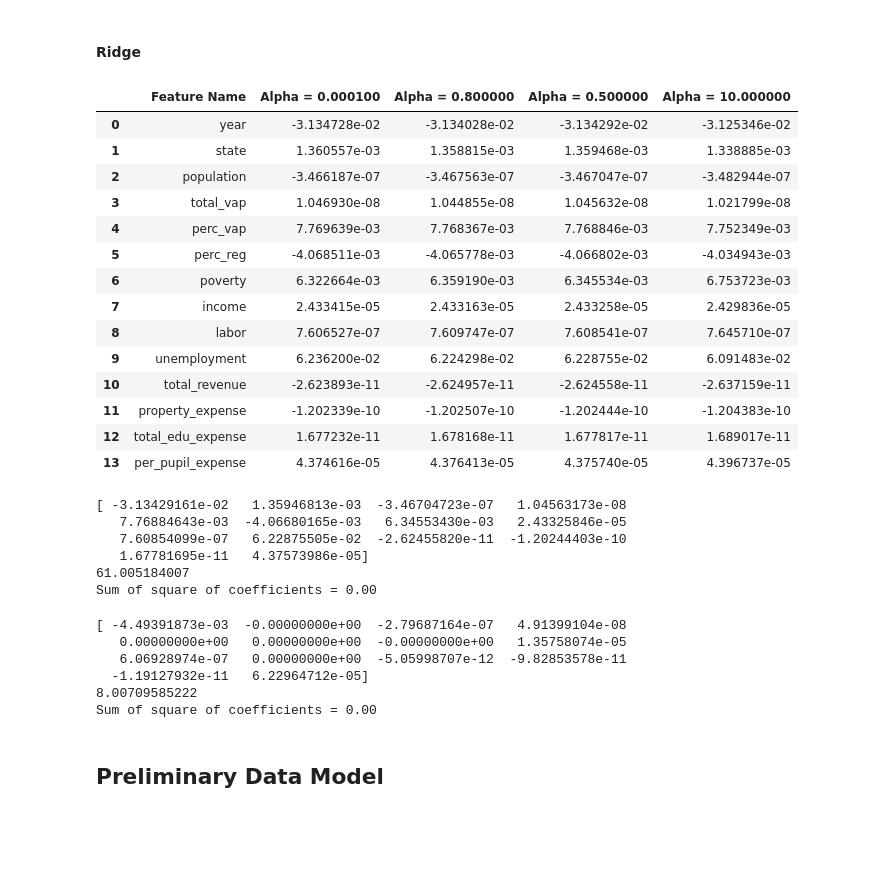
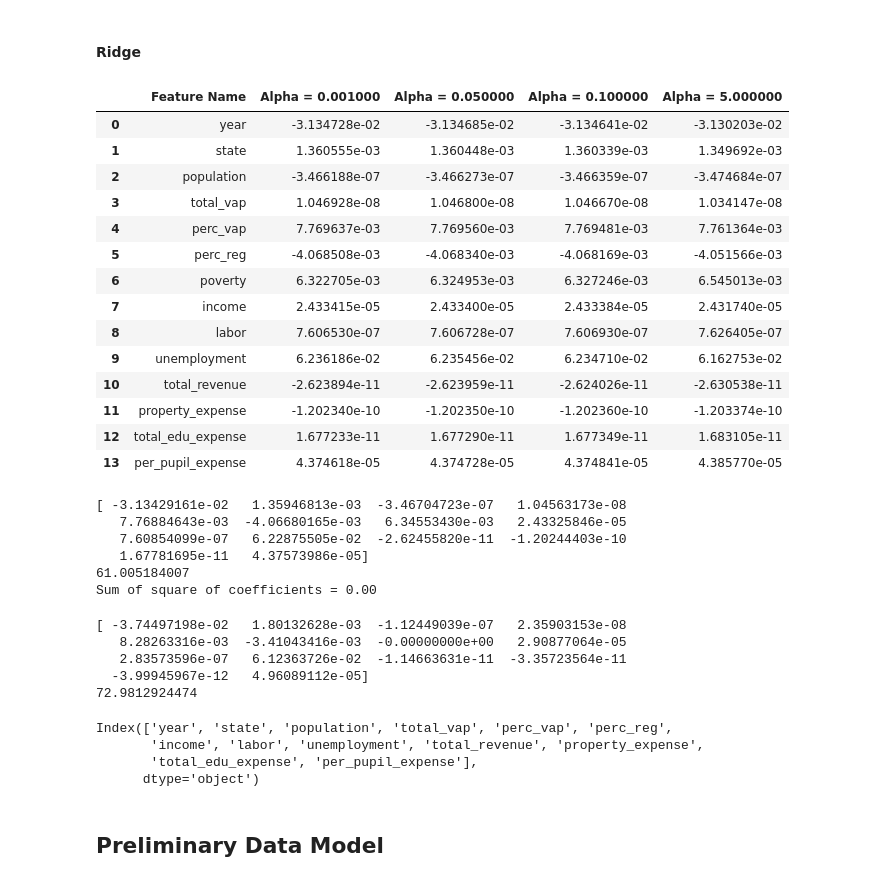
Before and after one commit to eluns/DATASCI420, a Jupyter notebook: Elizabeth-Lunsford-M02-Capstone-Checkin.ipynb, the cells around one changed output. Saved outputs shown, nothing was run; the diff lists cells and outputs as text; code cells hidden in the pictures; blank space fills up the shorter version.

```diff
--- a/Elizabeth-Lunsford-M02-Capstone-Checkin.ipynb
+++ b/Elizabeth-Lunsford-M02-Capstone-Checkin.ipynb
@@ -400,9 +364,15 @@ compare_lasso([.01, .05, .1, .2, .5])
 # LASSO
 from sklearn import linear_model
 
-alpha = .08 # Increasing alpha can shrink more variable coefficients to 0
+## From the results above, alpha set as .05 appears to be appropriate
+alpha = .05 # Increasing alpha can shrink more variable coefficients to 0
+
+#make model
 clf = linear_model.Lasso(alpha=alpha)
-lasso_fs = clf.fit(X, y)
+lasso_fs = clf.fit(X_train, y_train)
 
-print_feature_coef(lasso_fs.coef_)
+# Select features that do not have a coef of 0
+mask = lasso_fs.coef_ != 0
+lasso_feature_set =  X.columns[mask]
+lasso_feature_set.values
 # %% [output]
@@ -435,7 +391,7 @@ def compare_ridge(alphas):
     df = pd.DataFrame()
 
     # Create a column of feature names
-    df['Feature Name'] = names
+    df['Feature Name'] = X.columns
 
     # For each alpha value in the list of alpha values,
     for alpha in alphas:
@@ -455,24 +411,24 @@ def compare_ridge(alphas):
     return df
 # %%
 # Run the function called, Lasso
-alphas = [.0001, 0.8, .5, 10]
+alphas = [.001, .05, .1, 5]
 compare_ridge(alphas)
 # %% [output]
-|  | Feature Name | Alpha = 0.000100 | Alpha = 0.800000 | Alpha = 0.500000 | Alpha = 10.000000 |
-| 0 | year | -3.134728e-02 | -3.134028e-02 | -3.134292e-02 | -3.125346e-02 |
-| 1 | state | 1.360557e-03 | 1.358815e-03 | 1.359468e-03 | 1.338885e-03 |
-| 2 | population | -3.466187e-07 | -3.467563e-07 | -3.467047e-07 | -3.482944e-07 |
-| 3 | total_vap | 1.046930e-08 | 1.044855e-08 | 1.045632e-08 | 1.021799e-08 |
-| 4 | perc_vap | 7.769639e-03 | 7.768367e-03 | 7.768846e-03 | 7.752349e-03 |
-| 5 | perc_reg | -4.068511e-03 | -4.065778e-03 | -4.066802e-03 | -4.034943e-03 |
-| 6 | poverty | 6.322664e-03 | 6.359190e-03 | 6.345534e-03 | 6.753723e-03 |
-| 7 | income | 2.433415e-05 | 2.433163e-05 | 2.433258e-05 | 2.429836e-05 |
-| 8 | labor | 7.606527e-07 | 7.609747e-07 | 7.608541e-07 | 7.645710e-07 |
-| 9 | unemployment | 6.236200e-02 | 6.224298e-02 | 6.228755e-02 | 6.091483e-02 |
-| 10 | total_revenue | -2.623893e-11 | -2.624957e-11 | -2.624558e-11 | -2.637159e-11 |
-| 11 | property_expense | -1.202339e-10 | -1.202507e-10 | -1.202444e-10 | -1.204383e-10 |
-| 12 | total_edu_expense | 1.677232e-11 | 1.678168e-11 | 1.677817e-11 | 1.689017e-11 |
-| 13 | per_pupil_expense | 4.374616e-05 | 4.376413e-05 | 4.375740e-05 | 4.396737e-05 |
+|  | Feature Name | Alpha = 0.001000 | Alpha = 0.050000 | Alpha = 0.100000 | Alpha = 5.000000 |
+| 0 | year | -3.134728e-02 | -3.134685e-02 | -3.134641e-02 | -3.130203e-02 |
+| 1 | state | 1.360555e-03 | 1.360448e-03 | 1.360339e-03 | 1.349692e-03 |
+| 2 | population | -3.466188e-07 | -3.466273e-07 | -3.466359e-07 | -3.474684e-07 |
+| 3 | total_vap | 1.046928e-08 | 1.046800e-08 | 1.046670e-08 | 1.034147e-08 |
+| 4 | perc_vap | 7.769637e-03 | 7.769560e-03 | 7.769481e-03 | 7.761364e-03 |
+| 5 | perc_reg | -4.068508e-03 | -4.068340e-03 | -4.068169e-03 | -4.051566e-03 |
+| 6 | poverty | 6.322705e-03 | 6.324953e-03 | 6.327246e-03 | 6.545013e-03 |
+| 7 | income | 2.433415e-05 | 2.433400e-05 | 2.433384e-05 | 2.431740e-05 |
+| 8 | labor | 7.606530e-07 | 7.606728e-07 | 7.606930e-07 | 7.626405e-07 |
+| 9 | unemployment | 6.236186e-02 | 6.235456e-02 | 6.234710e-02 | 6.162753e-02 |
+| 10 | total_revenue | -2.623894e-11 | -2.623959e-11 | -2.624026e-11 | -2.630538e-11 |
+| 11 | property_expense | -1.202340e-10 | -1.202350e-10 | -1.202360e-10 | -1.203374e-10 |
+| 12 | total_edu_expense | 1.677233e-11 | 1.677290e-11 | 1.677349e-11 | 1.683105e-11 |
+| 13 | per_pupil_expense | 4.374618e-05 | 4.374728e-05 | 4.374841e-05 | 4.385770e-05 |
 # %%
 # Ridge Regression
 from sklearn import linear_model
@@ -495,21 +451,27 @@ Sum of square of coefficients = 0.00
 # %%
 # ElasticNet
 from sklearn.linear_model import ElasticNet
-alpha = .5
+alpha = .05
 clf = linear_model.ElasticNet(alpha=alpha)
-clf.fit(X, y)
+enet = clf.fit(X_train, y_train)
 
 print(clf.coef_)
 print(clf.intercept_)
+lasso_fs = clf.fit(X_train, y_train)
+mask = enet.coef_ != 0
 
-print("Sum of square of coefficients = %.2f"%np.sum(clf.coef_**2))
+enet_feature_set =  X.columns[mask]
+enet_feature_set
 # %% [output]
-[ -4.49391873e-03  -0.00000000e+00  -2.79687164e-07   4.91399104e-08
-   0.00000000e+00   0.00000000e+00  -0.00000000e+00   1.35758074e-05
-   6.06928974e-07   0.00000000e+00  -5.05998707e-12  -9.82853578e-11
-  -1.19127932e-11   6.22964712e-05]
-8.00709585222
-Sum of square of coefficients = 0.00
+[ -3.74497198e-02   1.80132628e-03  -1.12449039e-07   2.35903153e-08
+   8.28263316e-03  -3.41043416e-03  -0.00000000e+00   2.90877064e-05
+   2.83573596e-07   6.12363726e-02  -1.14663631e-11  -3.35723564e-11
+  -3.99945967e-12   4.96089112e-05]
+72.9812924474
+Index(['year', 'state', 'population', 'total_vap', 'perc_vap', 'perc_reg',
+       'income', 'labor', 'unemployment', 'total_revenue', 'property_expense',
+       'total_edu_expense', 'per_pupil_expense'],
+      dtype='object')
 # %% [markdown]
 ## Preliminary Data Model
 # %% [markdown]
```
Also changed, not shown: parts of 28 cells of this notebook.
